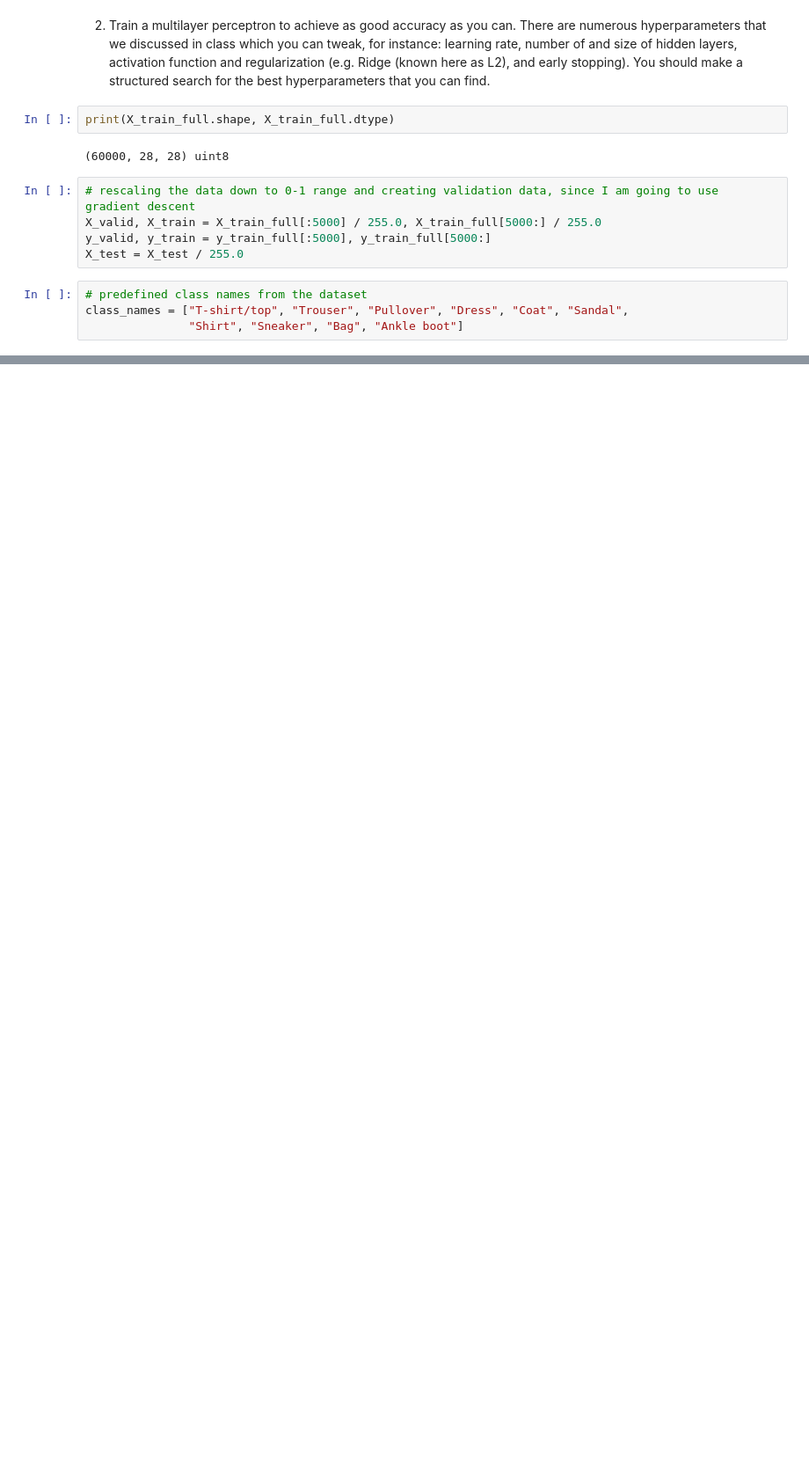
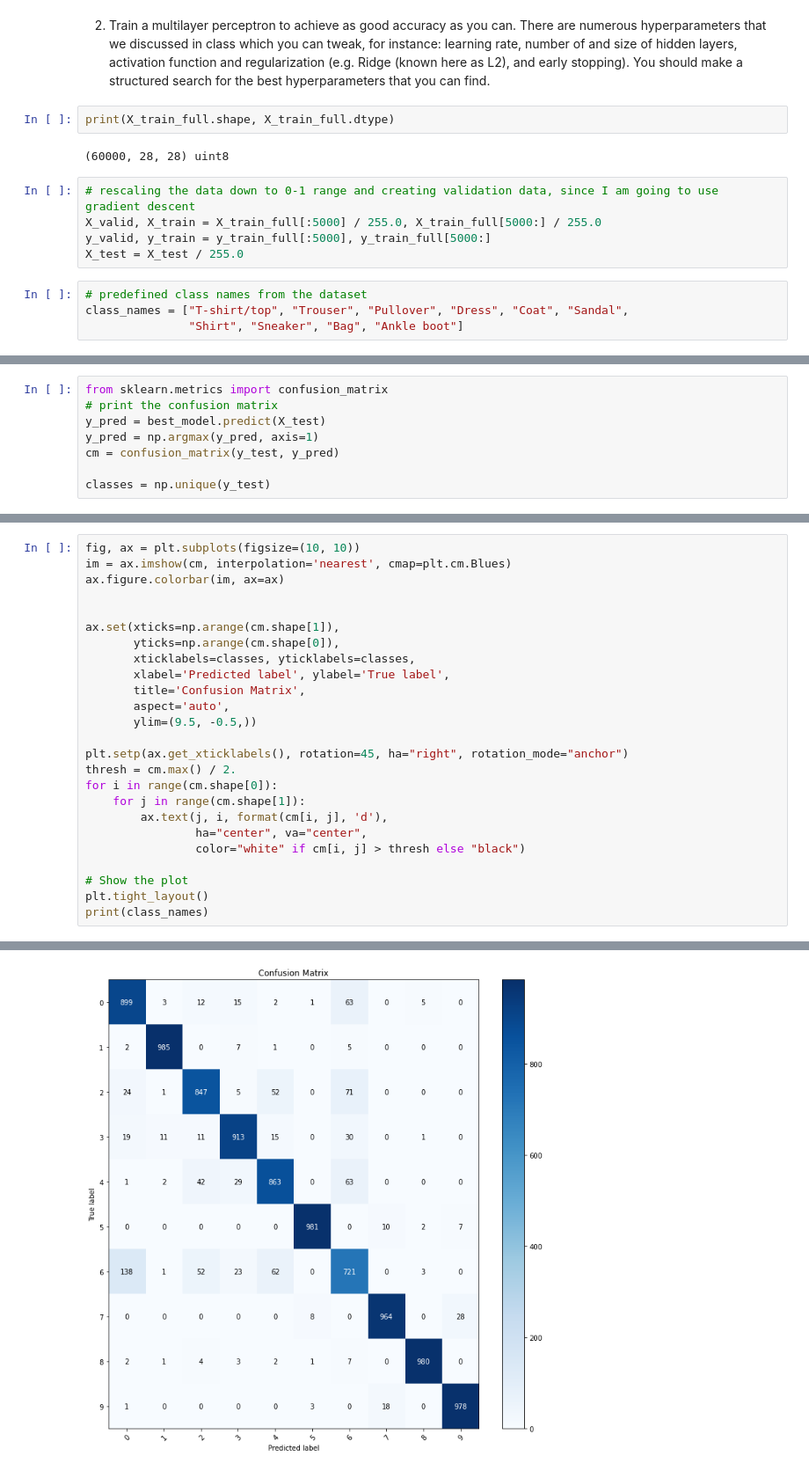
Before and after one commit to djolodjolo23/machine_learning_a3, a Jupyter notebook: Exercise5.ipynb, the cells around one changed output, grey strips where cells are left out. Shown at 88% size. Saved outputs shown, nothing was run; the diff lists cells and outputs as text; blank space fills up the shorter version.

```diff
--- a/Exercise5.ipynb
+++ b/Exercise5.ipynb
@@ -100,0 +197,8 @@ best_model = tuner.get_best_models(num_models=1)[0]
+# %%
+from sklearn.metrics import confusion_matrix
+# print the confusion matrix
+y_pred = best_model.predict(X_test)
+y_pred = np.argmax(y_pred, axis=1)
+cm = confusion_matrix(y_test, y_pred)
+
+classes = np.unique(y_test)
@@ -100,0 +207,26 @@ best_model = tuner.get_best_models(num_models=1)[0]
+# %%
+fig, ax = plt.subplots(figsize=(10, 10))
+im = ax.imshow(cm, interpolation='nearest', cmap=plt.cm.Blues)
+ax.figure.colorbar(im, ax=ax)
+
+
+ax.set(xticks=np.arange(cm.shape[1]),
+       yticks=np.arange(cm.shape[0]),
+       xticklabels=classes, yticklabels=classes,
+       xlabel='Predicted label', ylabel='True label',
+       title='Confusion Matrix',
+       aspect='auto',
+       ylim=(9.5, -0.5,))
+
+plt.setp(ax.get_xticklabels(), rotation=45, ha="right", rotation_mode="anchor")
+thresh = cm.max() / 2.
+for i in range(cm.shape[0]):
+    for j in range(cm.shape[1]):
+        ax.text(j, i, format(cm[i, j], 'd'),
+                ha="center", va="center",
+                color="white" if cm[i, j] > thresh else "black")
+
+# Show the plot
+plt.tight_layout()
+print(class_names)
+# %% [output]
@@ -100,0 +234 @@ best_model = tuner.get_best_models(num_models=1)[0]
+[figure, added]
```
Also changed, not shown: parts of 17 cells of this notebook, 2 other files.
